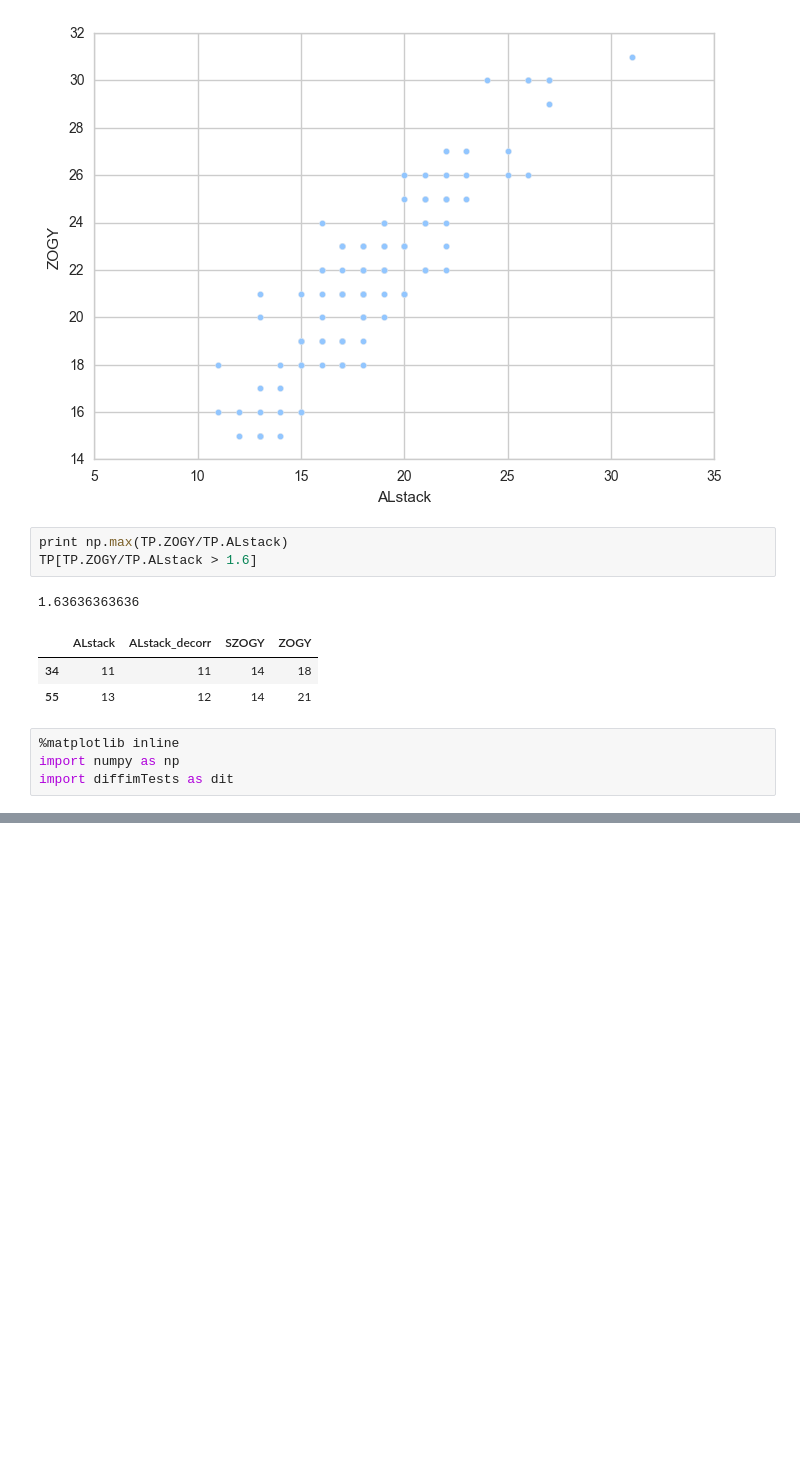
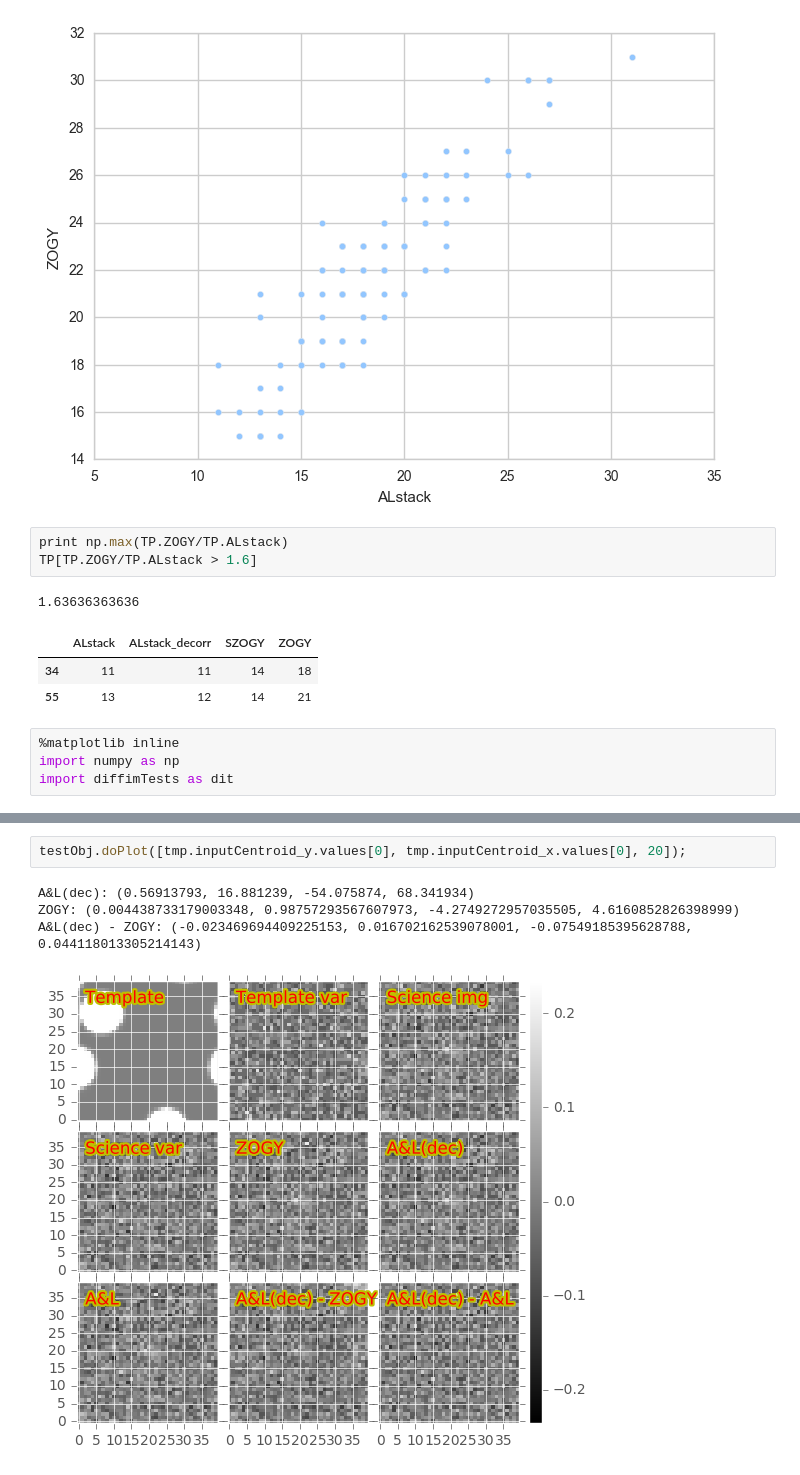
Before and after one commit to lsst-dm/diffimTests, a Jupyter notebook: 31. new tests.ipynb, the cells around one changed output, grey strips where cells are left out. Saved outputs shown, nothing was run; the diff lists cells and outputs as text; blank space fills up the shorter version.

```diff
--- a/31. new tests.ipynb
+++ b/31. new tests.ipynb
@@ -212,0 +207,7 @@ print mk.shape, np.unravel_index(np.argmax(mk), mk.shape)
+# %%
+testObj.doPlot([tmp.inputCentroid_y.values[0], tmp.inputCentroid_x.values[0], 20]);
+# %% [output]
+A&L(dec): (0.56913793, 16.881239, -54.075874, 68.341934)
+ZOGY: (0.004438733179003348, 0.98757293567607973, -4.2749272957035505, 4.6160852826398999)
+A&L(dec) - ZOGY: (-0.023469694409225153, 0.016702162539078001, -0.07549185395628788, 0.044118013305214143)
+[figure, added]
```
Also changed, not shown: parts of 9 cells of this notebook, 5 other files.
